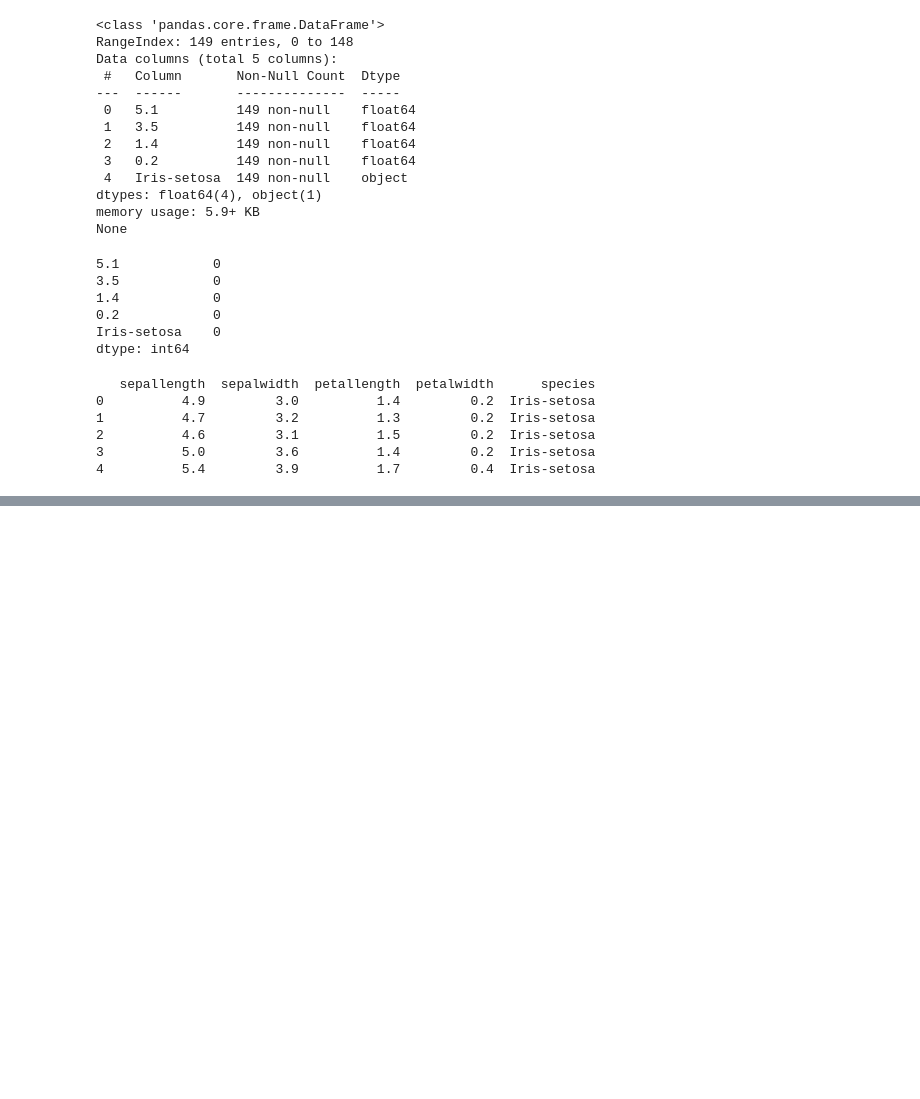
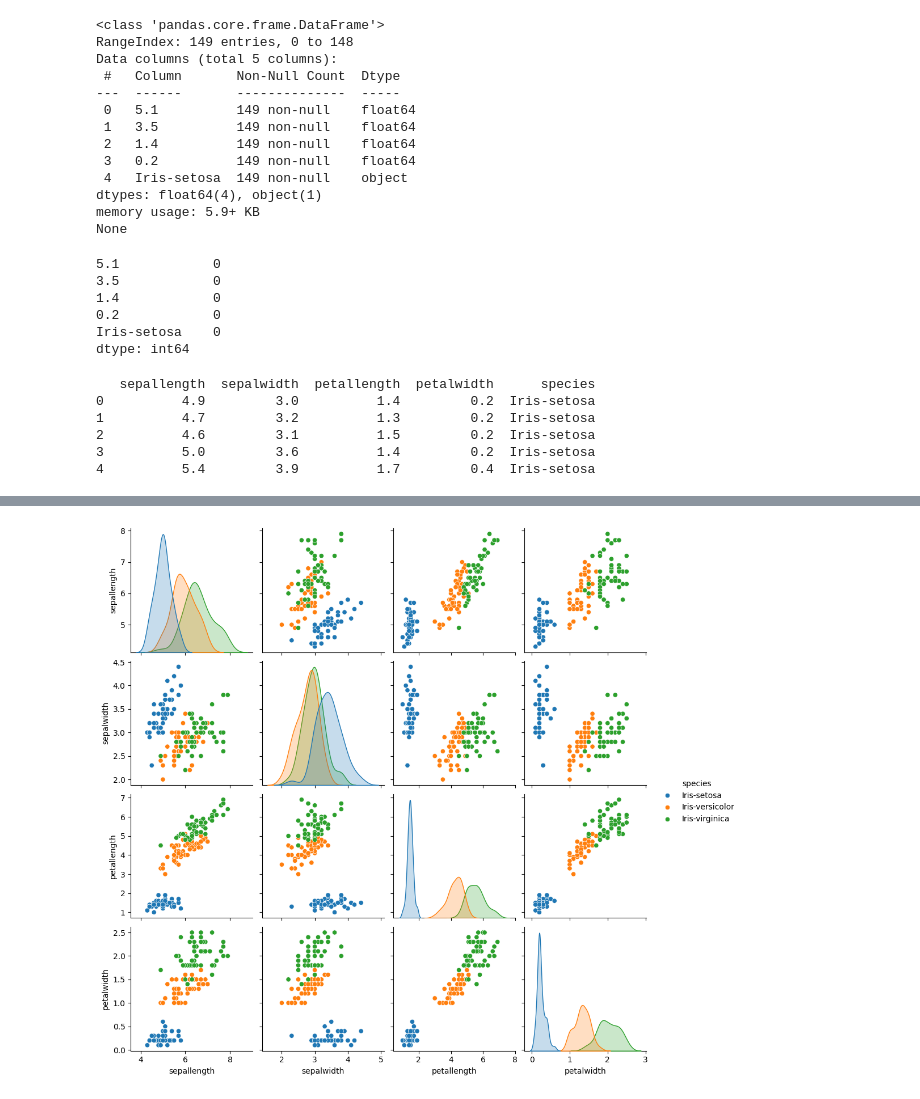
Before and after one commit to obig20/10Academy, a Jupyter notebook: notebooks/iris.ipynb, the cells around one changed output, grey strips where cells are left out. Saved outputs shown, nothing was run; the diff lists cells and outputs as text; code cells hidden in the pictures; blank space fills up the shorter version.

```diff
--- a/notebooks/iris.ipynb
+++ b/notebooks/iris.ipynb
@@ -86 +97,8 @@ Iris-setosa        49
 Name: count, dtype: int64
+# %%
+import seaborn as sns
+import matplotlib.pyplot as plt
+sns.pairplot(data,hue='species')
+plt.show()
+# %% [output]
+[figure, added]
```
Also changed, not shown: parts of 2 cells of this notebook, 1 other file.
